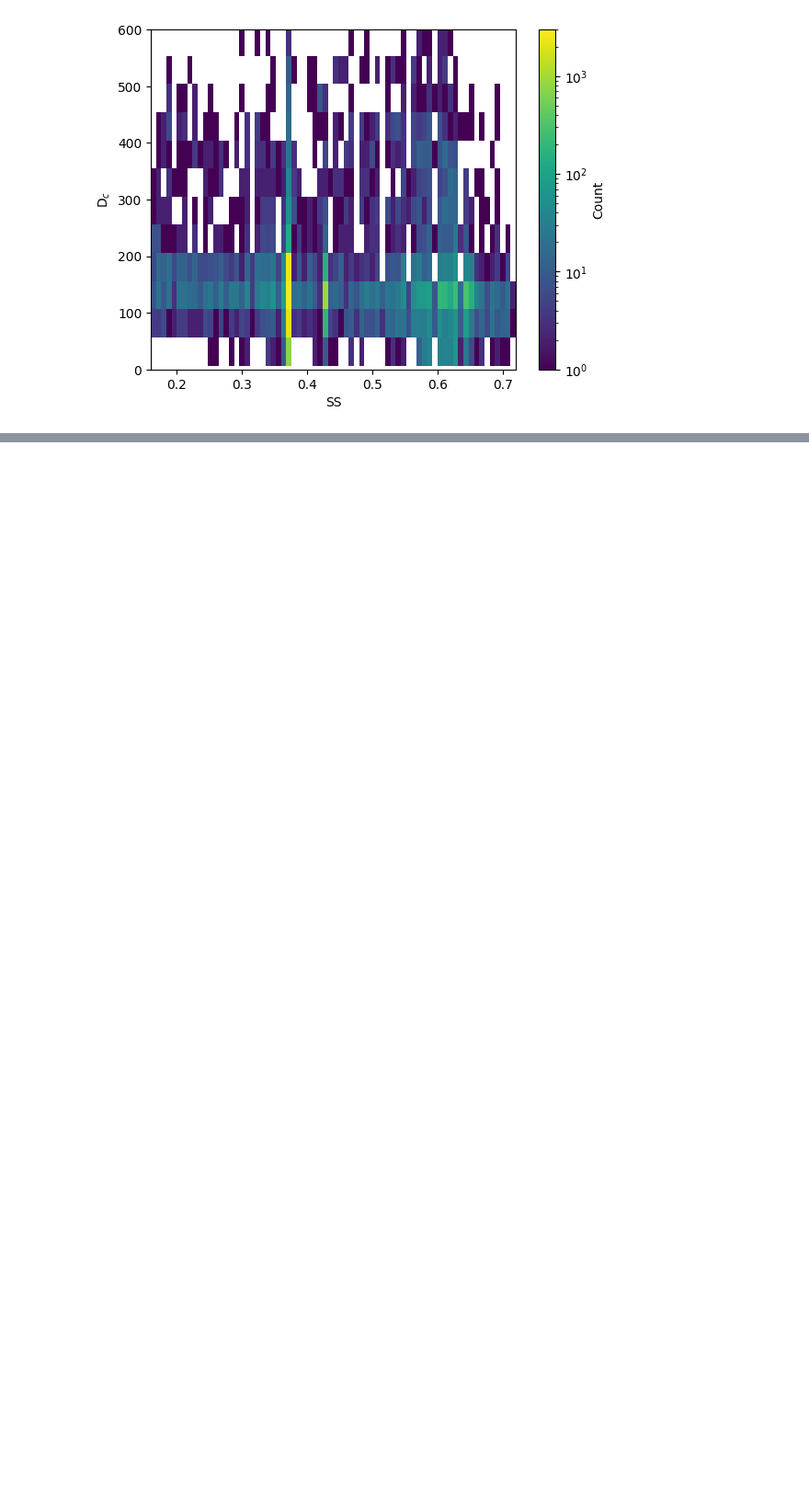
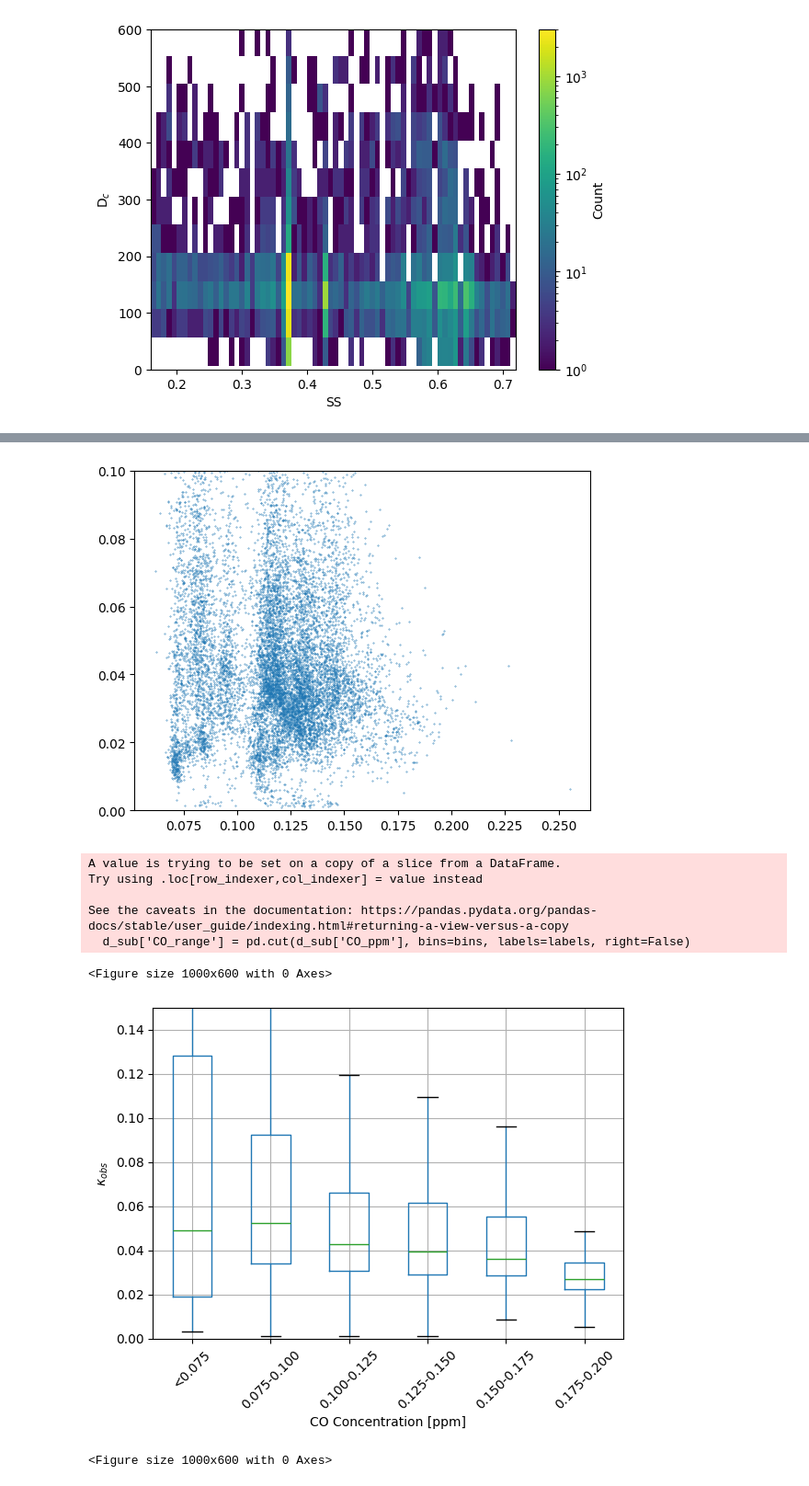
Before and after one commit to csoloff/ACTIVATE_CCN_closure, a Jupyter notebook: scripts/02_find_obs_kappa.ipynb, the cells around one changed output, grey strips where cells are left out. Shown: that part at 92% size. Cells and saved outputs as stored; diff of their text form; code cells hidden in the pictures; blank space fills up the shorter version.

Commit message:
Added box plots to compare kappa for different CO ranges

```diff
--- a/scripts/02_find_obs_kappa.ipynb
+++ b/scripts/02_find_obs_kappa.ipynb
@@ -246,0 +261,45 @@ plt.scatter(d['CO_ppm'], d['k_obs'], s=.1)
+# %%
+d_sub = d[d['CCN_SS']==0.37]
+plt.scatter(d_sub['CO_ppm'], d_sub['k_obs'], s=.1)
+plt.ylim([0,.1])
+
+# Assuming 'd' is your DataFrame containing 'CO_ppm' and 'k_obs' columns
+# Define CO_ppm ranges (bins) - adjust as needed
+bins = [0, 0.075, 0.100, 0.125, 0.150, 0.175, 0.200]
+labels = ['<0.075', '0.075-0.100', '0.100-0.125', '0.125-0.150', '0.150-0.175', '0.175-0.200']
+plt.show()
+# Bin 'CO_ppm' values
+d_sub['CO_range'] = pd.cut(d_sub['CO_ppm'], bins=bins, labels=labels, right=False)
+
+# Plot boxplot of 'k_obs' for each CO_ppm range
+plt.figure(figsize=(10, 6))
+d_sub.boxplot(column='k_obs', by='CO_range', grid=True, showfliers=False)
+plt.title('')
+plt.suptitle('')  # Removes the automatic boxplot subtitle
+plt.xlabel('CO Concentration [ppm]')
+plt.ylabel(r'$\kappa _{obs}$')
+plt.xticks(rotation=45)
+plt.ylim([0, 0.15])
+plt.savefig('../figures/COvk_obs_zoomed.png', dpi=300, bbox_inches='tight')
+plt.show()
+
+plt.figure(figsize=(10, 6))
+d_sub.boxplot(column='k_obs', by='CO_range', grid=True, showfliers=False)
+plt.title('')
+plt.suptitle('')  # Removes the automatic boxplot subtitle
+plt.xlabel('CO Concentration [ppm]')
+plt.ylabel(r'$\kappa _{obs}$')
+plt.xticks(rotation=45)
+#plt.ylim([0, 0.15])
+plt.savefig('../figures/COvk_obs.png', dpi=300, bbox_inches='tight')
+plt.show()
+# %% [output]
+[figure, added]
+A value is trying to be set on a copy of a slice from a DataFrame.
+Try using .loc[row_indexer,col_indexer] = value instead
+
+See the caveats in the documentation: https://pandas.pydata.org/pandas-docs/stable/user_guide/indexing.html#returning-a-view-versus-a-copy
+  d_sub['CO_range'] = pd.cut(d_sub['CO_ppm'], bins=bins, labels=labels, right=False)
+<Figure size 1000x600 with 0 Axes>
+[figure, added]
+<Figure size 1000x600 with 0 Axes>
```
Also changed, not shown: parts of 3 cells of this notebook.
